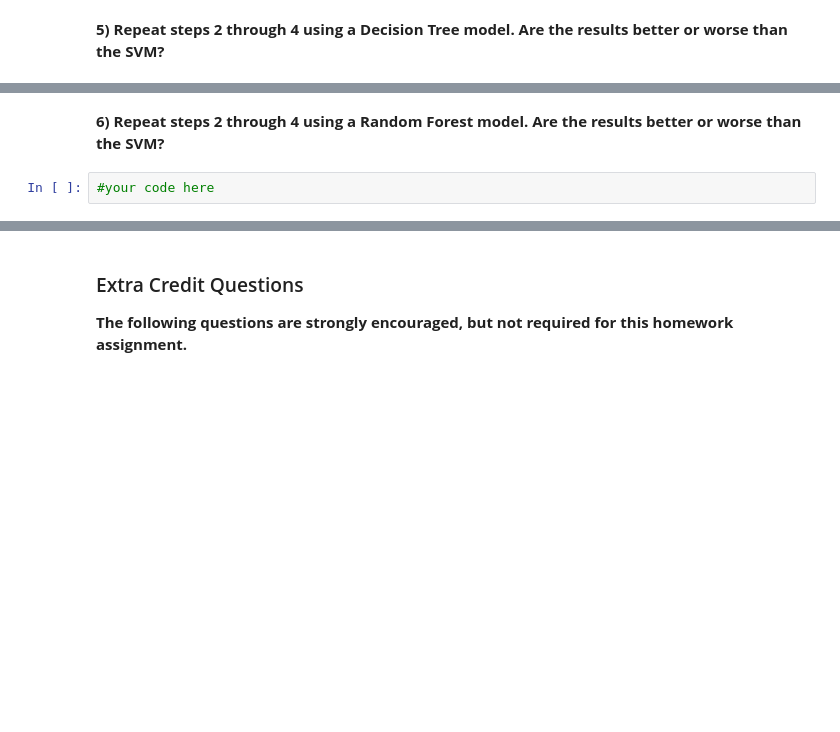
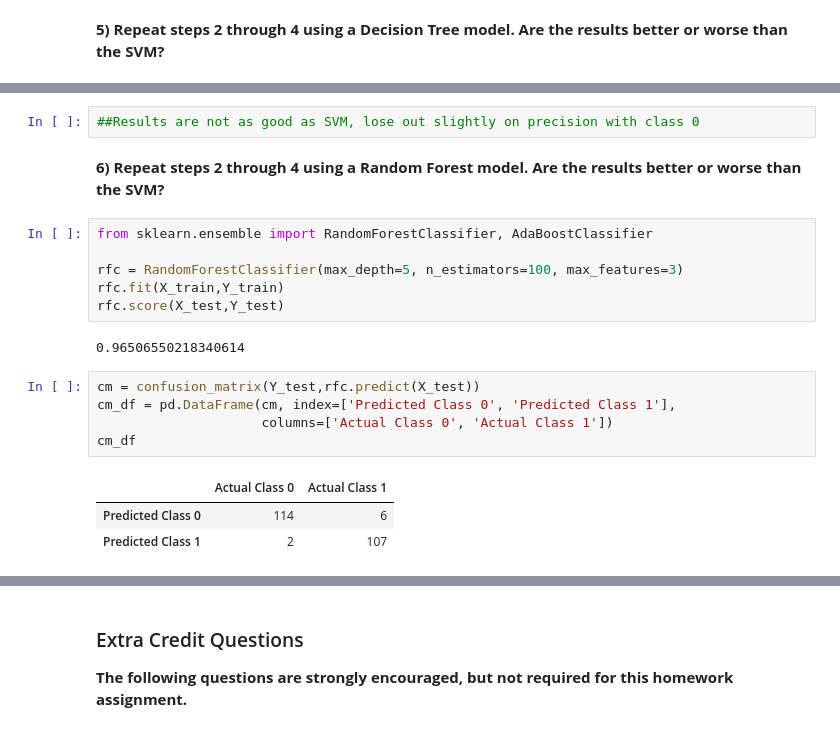
Before and after one commit to hallr/DAT_SF_19, a Jupyter notebook: hw-assignments/DAT19-HW4-Assignment.ipynb, the cells around one changed output, grey strips where cells are left out. Saved outputs shown, nothing was run; the diff lists cells and outputs as text; blank space fills up the shorter version.

```diff
--- a/hw-assignments/DAT19-HW4-Assignment.ipynb
+++ b/hw-assignments/DAT19-HW4-Assignment.ipynb
@@ -60,4 +198,21 @@ print len(over_sample)
+# %%
+##Results are not as good as SVM, lose out slightly on precision with class 0
 # %% [markdown]
 **6) Repeat steps 2 through 4 using a Random Forest model. Are the results better or worse than the SVM?**
-# %%
-#your code here
+# %%
+from sklearn.ensemble import RandomForestClassifier, AdaBoostClassifier
+
+rfc = RandomForestClassifier(max_depth=5, n_estimators=100, max_features=3)
+rfc.fit(X_train,Y_train)
+rfc.score(X_test,Y_test)
+# %% [output]
+0.96506550218340614
+# %%
+cm = confusion_matrix(Y_test,rfc.predict(X_test))
+cm_df = pd.DataFrame(cm, index=['Predicted Class 0', 'Predicted Class 1'],
+                     columns=['Actual Class 0', 'Actual Class 1'])
+cm_df
+# %% [output]
+|  | Actual Class 0 | Actual Class 1 |
+| Predicted Class 0 | 114 | 6 |
+| Predicted Class 1 | 2 | 107 |
```
Also changed, not shown: parts of 22 cells of this notebook, 4 other files.
